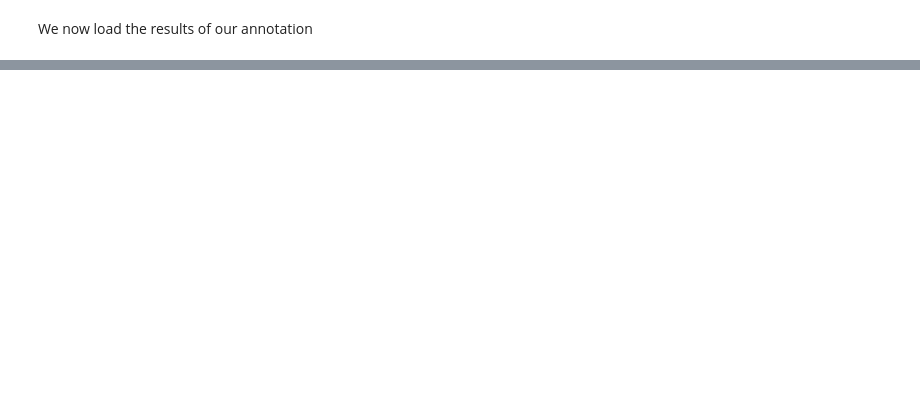
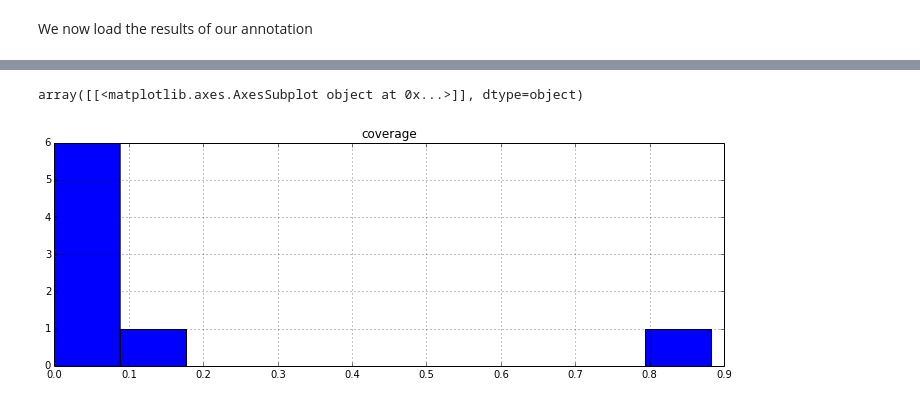
Before and after one commit to kuleshov/gwaskb, a Jupyter notebook: notebooks/acronym-extraction.ipynb, the cells around one changed output, grey strips where cells are left out. Drawn from its saved outputs; the diff is of its cells as text; code cells hidden in the pictures; blank space fills up the shorter version.

Commit message:
learning for acronyms

```diff
--- a/notebooks/acronym-extraction.ipynb
+++ b/notebooks/acronym-extraction.ipynb
@@ -255,0 +369,4 @@ with open('acronyms.anotated.txt') as f:
+# %%
+preds = learner.predict_wmv(candidates)
+resolved_acronyms = [spair2uid(c) for (c, p) in zip(candidates, preds) if p == 1]
+print resolved_acronyms[:10]
@@ -255,0 +439,10 @@ with open('acronyms.anotated.txt') as f:
+# %%
+from snorkel.features import NgramPairFeaturizer
+
+pkl_f = 'acro_text_feats.pkl'
+try:
+    with open(pkl_f, 'rb') as f:
+        featurizer = cPickle.load(f)
+except:
+    featurizer = NgramPairFeaturizer()
+    featurizer.fit_transform(text_c)
@@ -255,0 +453,21 @@ with open('acronyms.anotated.txt') as f:
+# %%
+# Split into train and test set
+training_candidates = []
+gold_candidates     = []
+gold_labels         = []
+n_half = len(text_c)/2
+for c in text_c[:n_half]:
+    uid = spair2uid(c)
+    if uid in annotations:
+        gold_candidates.append(c)
+        gold_labels.append(annotations[uid])
+    else:
+        training_candidates.append(c)
+training_candidates.extend(text_c[n_half:])
+gold_labels = np.array(gold_labels)
+print "Training set size: %s" % len(training_candidates)
+print "Gold set size: %s" % len(gold_candidates)
+print "Positive labels in training set: %s" % len([c for c in training_candidates if annotations.get(spair2uid(c),0)==1])
+print "Negative labels in training set: %s" % len([c for c in training_candidates if annotations.get(spair2uid(c),0)==-1])
+print "Positive labels in gold set: %s" % len([c for c in gold_candidates if annotations[spair2uid(c)]==1])
+print "Negative labels in gold set: %s" % len([c for c in gold_candidates if annotations[spair2uid(c)]==-1])
@@ -255,0 +545,5 @@ with open('acronyms.anotated.txt') as f:
+# %%
+from snorkel.snorkel import TrainingSet
+from snorkel.features import NgramFeaturizer
+
+training_set = TrainingSet(training_candidates, LF_txt, featurizer=NgramPairFeaturizer())
@@ -255,0 +563,7 @@ with open('acronyms.anotated.txt') as f:
+# %%
+lf_stats = training_set.lf_stats()
+lf_stats[:5]
+lf_stats.hist("coverage")
+# %% [output]
+array([[<matplotlib.axes.AxesSubplot object at 0x...>]], dtype=object)
+[figure, added]
```
Also changed, not shown: parts of 35 cells of this notebook.
